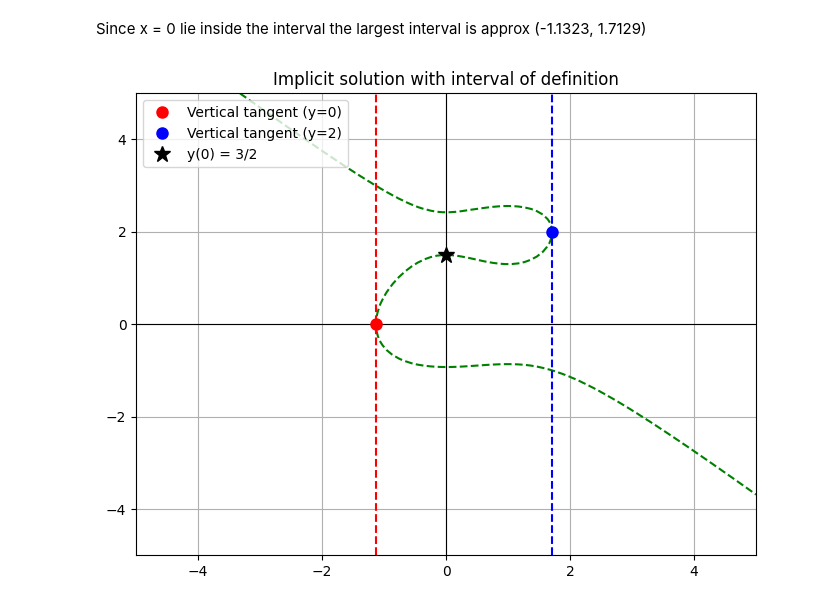
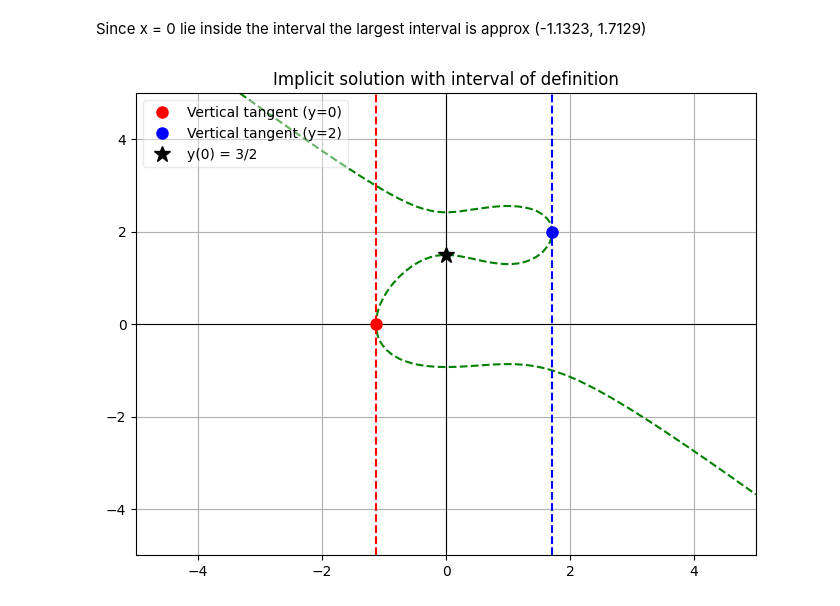
Before and after one commit to SonuLohani-1/Advanced_Engineering_Mathematics, a Jupyter notebook: ch2/exercise_2_2.ipynb, the cells around one changed output. Saved outputs shown, nothing was run; the diff lists cells and outputs as text; code cells hidden in the pictures.

```diff
--- a/ch2/exercise_2_2.ipynb
+++ b/ch2/exercise_2_2.ipynb
@@ -204,24 +204,24 @@ Since x = 0 lie inside the interval the largest interval is approx (-1.1323, 1.7
 # %%
 fig, ax = plt.subplots(figsize=(8, 6))
 
 contours = ax.contour(X, Y, F, levels=[-1.125], colors=['green'])
 ax.axhline(0, color='black', linewidth=0.8)
 ax.axvline(0, color='black', linewidth=0.8)
 
 # Mark the vertical tangent points and lines
 ax.plot(-1.132, 0, 'ro', markersize=8, label='Vertical tangent (y=0)')
 ax.plot(1.713, 2, 'bo', markersize=8, label='Vertical tangent (y=2)')
 ax.axvline(-1.132, color='r', linestyle='--')
 ax.axvline(1.713, color='b', linestyle='--')
 
 # Mark initial condition
 ax.plot(0, 1.5, 'k*', markersize=12, label='y(0) = 3/2')
 
 ax.set_xlim(-5, 5)
 ax.set_ylim(-5, 5)
-ax.legend()
+ax.legend(framealpha=0.4)
 ax.grid(True)
 ax.set_title("Implicit solution with interval of definition")
 plt.show()
 # %% [output]
-[figure, old version]
+[figure, new version]
```
Also changed, not shown: parts of 1 cell of this notebook, 2 other files.
